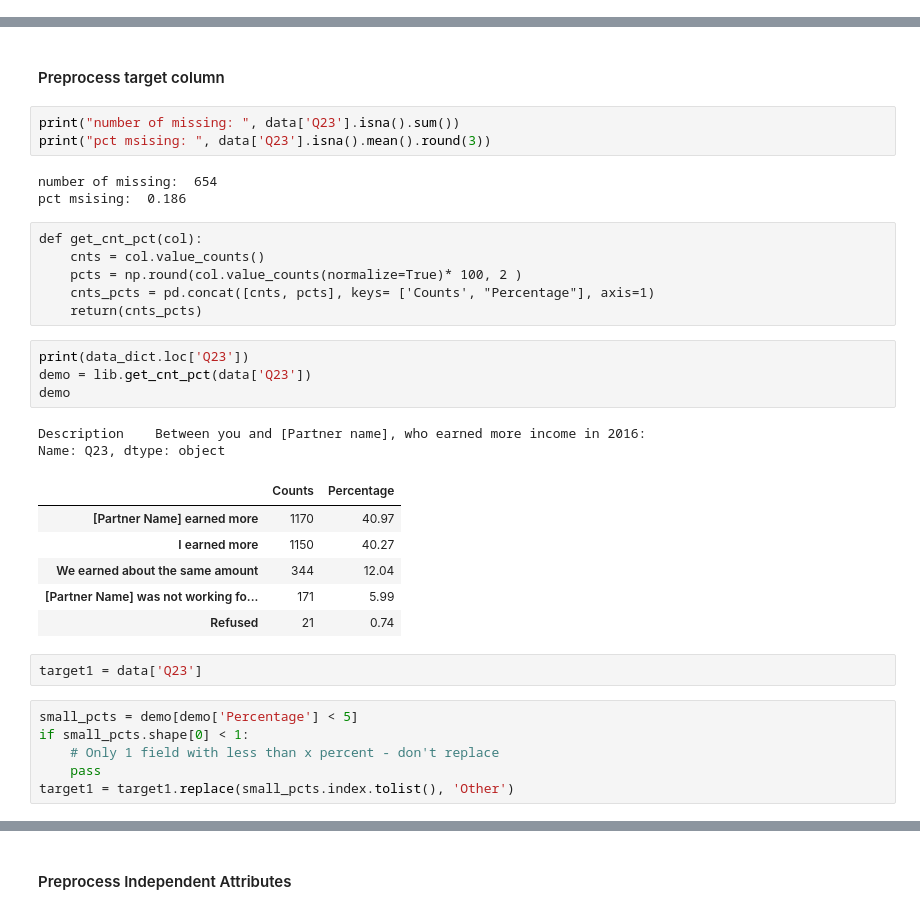
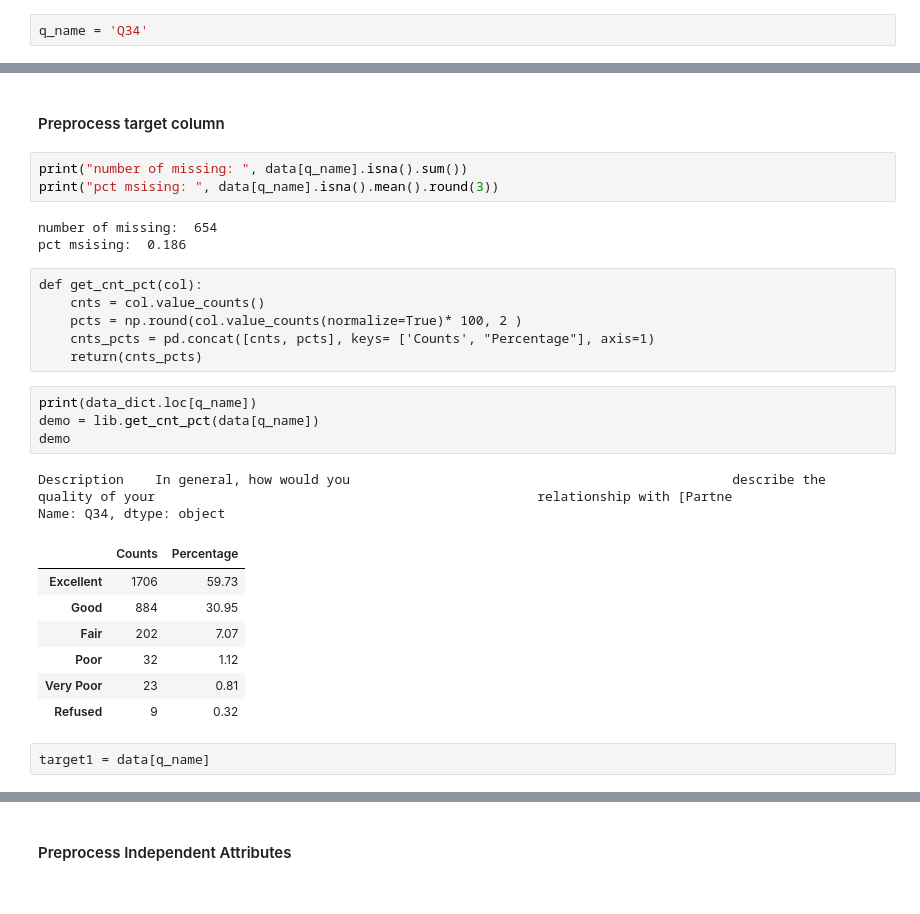
Before and after one commit to malctaylor15/HCMST, a Jupyter notebook: notebooks/EDA v3.ipynb, the cells around one changed output, grey strips where cells are left out. Drawn from its saved outputs; the diff is of its cells as text.

```diff
--- a/notebooks/EDA v3.ipynb
+++ b/notebooks/EDA v3.ipynb
@@ -67,4 +67,6 @@ for group in baseline_fields:
     baseline_pcts[group] = data[group].value_counts(normalize=True)
 # %% [markdown]
 ## Simple Comparison
+# %%
+q_name = 'Q34'
 # %%
@@ -150,8 +144,8 @@ dtype: object
 # %% [markdown]
 #### Preprocess target column
 # %%
-print("number of missing: ", data['Q23'].isna().sum())
-print("pct msising: ", data['Q23'].isna().mean().round(3))
+print("number of missing: ", data[q_name].isna().sum())
+print("pct msising: ", data[q_name].isna().mean().round(3))
 # %% [output]
 number of missing:  654
 pct msising:  0.186
@@ -162,23 +156,18 @@ def get_cnt_pct(col):
     cnts_pcts = pd.concat([cnts, pcts], keys= ['Counts', "Percentage"], axis=1)
     return(cnts_pcts)
 # %%
-print(data_dict.loc['Q23'])
-demo = lib.get_cnt_pct(data['Q23'])
+print(data_dict.loc[q_name])
+demo = lib.get_cnt_pct(data[q_name])
 demo
 # %% [output]
-Description    Between you and [Partner name], who earned more income in 2016:
-Name: Q23, dtype: object
+Description    In general, how would you                                                 describe the quality of your                                                 relationship with [Partne
+Name: Q34, dtype: object
 |  | Counts | Percentage |
-| [Partner Name] earned more | 1170 | 40.97 |
-| I earned more | 1150 | 40.27 |
-| We earned about the same amount | 344 | 12.04 |
-| [Partner Name] was not working fo... | 171 | 5.99 |
-| Refused | 21 | 0.74 |
+| Excellent | 1706 | 59.73 |
+| Good | 884 | 30.95 |
+| Fair | 202 | 7.07 |
+| Poor | 32 | 1.12 |
+| Very Poor | 23 | 0.81 |
+| Refused | 9 | 0.32 |
 # %%
-target1 = data['Q23']
+target1 = data[q_name]
-# %%
-small_pcts = demo[demo['Percentage'] < 5]
-if small_pcts.shape[0] < 1:
-    # Only 1 field with less than x percent - don't replace
-    pass
-target1 = target1.replace(small_pcts.index.tolist(), 'Other')
```
Also changed, not shown: parts of 40 cells of this notebook, 2 other files.
